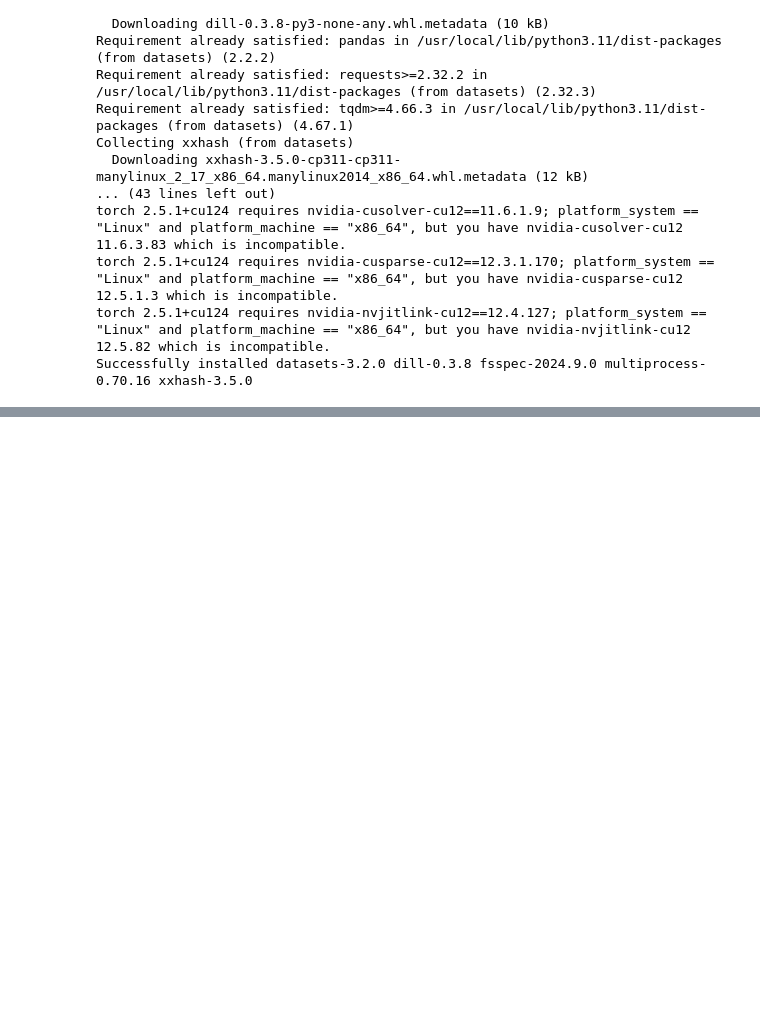
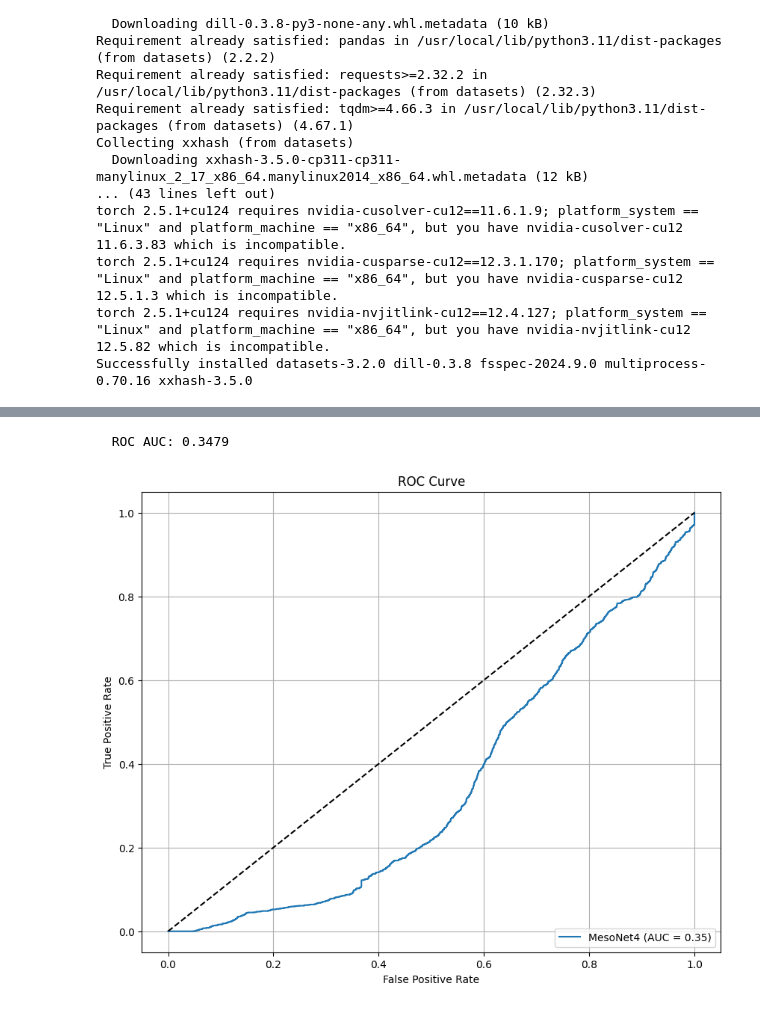
Before and after one commit to nikitos-net/Machine-learning-methods-for-automatic-defect-recognition-systems, a Jupyter notebook: nn_validation.ipynb, the cells around one changed output, grey strips where cells are left out. Cells and saved outputs as stored; diff of their text form; code cells hidden in the pictures; blank space fills up the shorter version.

```diff
--- a/nn_validation.ipynb
+++ b/nn_validation.ipynb
@@ -571,0 +611,19 @@ Model: "functional_111"
+# %%
+y_pred_probs_meso = invert_predict(y_pred_probs_meso)
+roc_auc_meso = roc_auc_score(y_true_meso, y_pred_probs_meso)
+print(f"  ROC AUC: {roc_auc_meso:.4f}")
+
+fpr_meso, tpr_meso, thresholds_meso = roc_curve(y_true_meso, y_pred_probs_meso)
+
+plt.figure(figsize=(10, 8))
+plt.plot(fpr_meso, tpr_meso, label=f'MesoNet4 (AUC = {roc_auc_meso:.2f})')
+plt.plot([0, 1], [0, 1], 'k--')
+plt.xlabel('False Positive Rate')
+plt.ylabel('True Positive Rate')
+plt.title('ROC Curve')
+plt.legend(loc='lower right')
+plt.grid(True)
+plt.show()
+# %% [output]
+  ROC AUC: 0.3479
+[figure, added]
```
Also changed, not shown: parts of 29 cells of this notebook.
